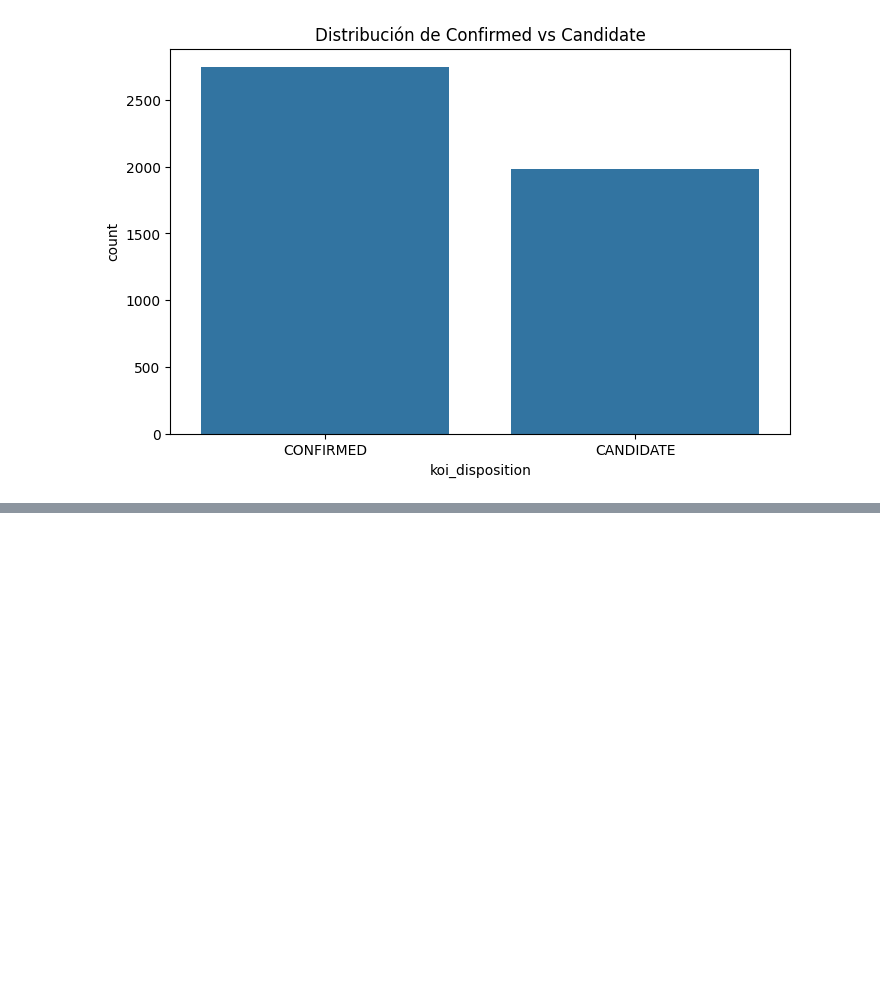
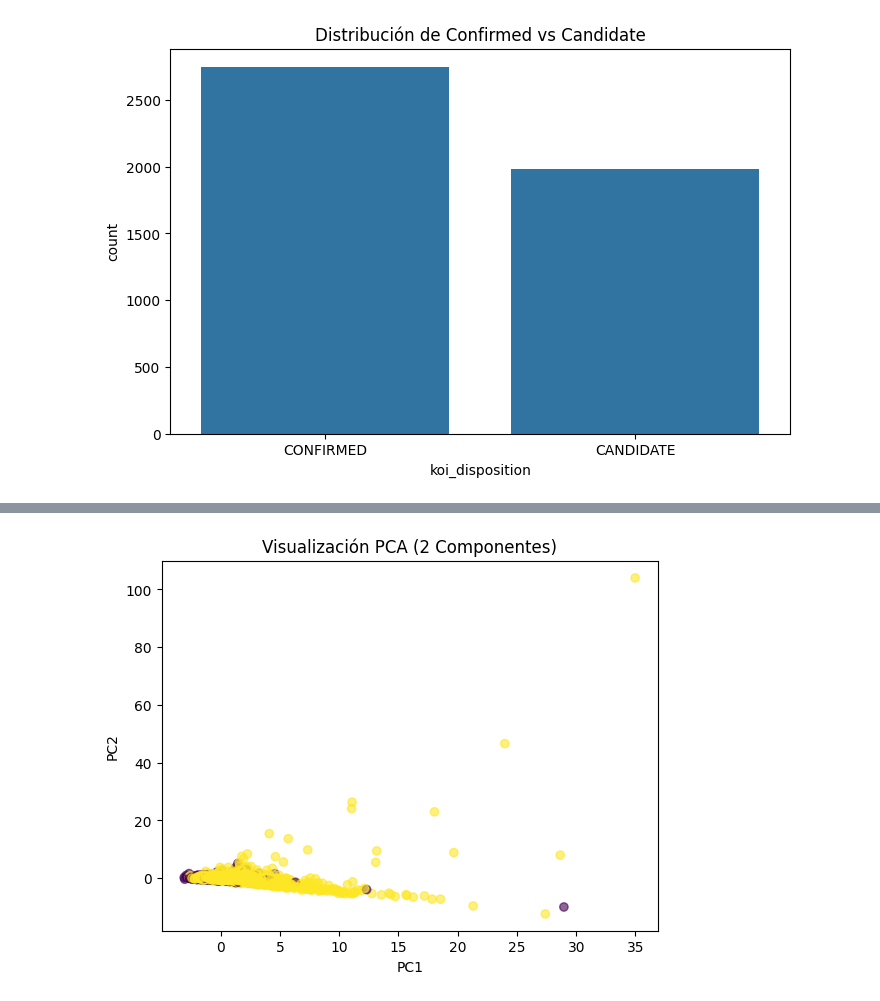
Before and after one commit to matiszpek/Exoplanet-detection-using-AI, a Jupyter notebook: model.ipynb, the cells around one changed output, grey strips where cells are left out. Saved outputs shown, nothing was run; the diff lists cells and outputs as text; code cells hidden in the pictures; blank space fills up the shorter version.

```diff
--- a/model.ipynb
+++ b/model.ipynb
@@ -101,0 +168,10 @@ X_scaled = scaler.fit_transform(X)
+# %%
+from sklearn.decomposition import PCA
+pca = PCA(n_components=2)
+X_pca = pca.fit_transform(X_scaled)
+plt.scatter(X_pca[:,0], X_pca[:,1], c=y, cmap='viridis', alpha=0.6)
+plt.title('Visualización PCA (2 Componentes)')
+plt.xlabel('PC1'); plt.ylabel('PC2')
+plt.show()
+# %% [output]
+[figure, added]
```
Also changed, not shown: parts of 16 cells of this notebook.
